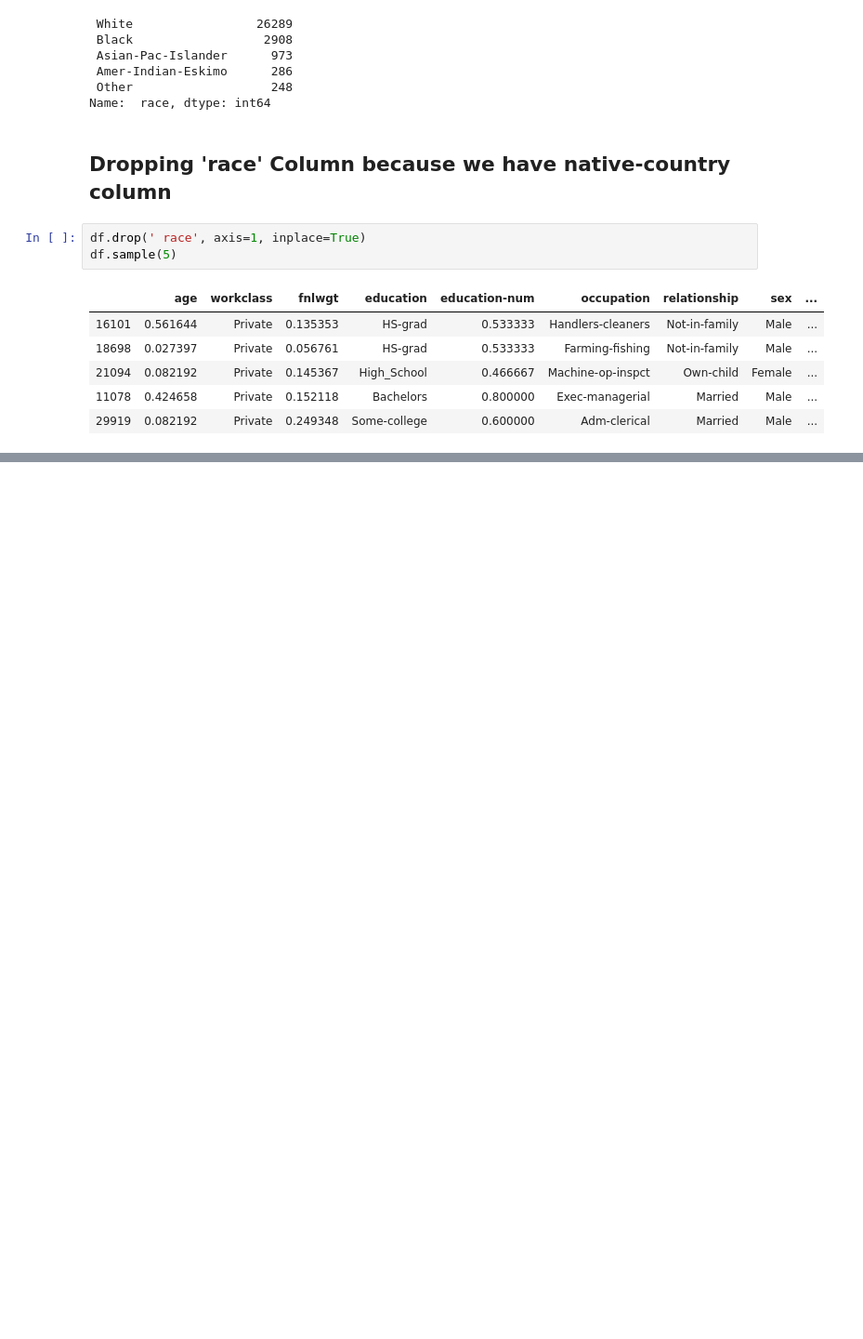
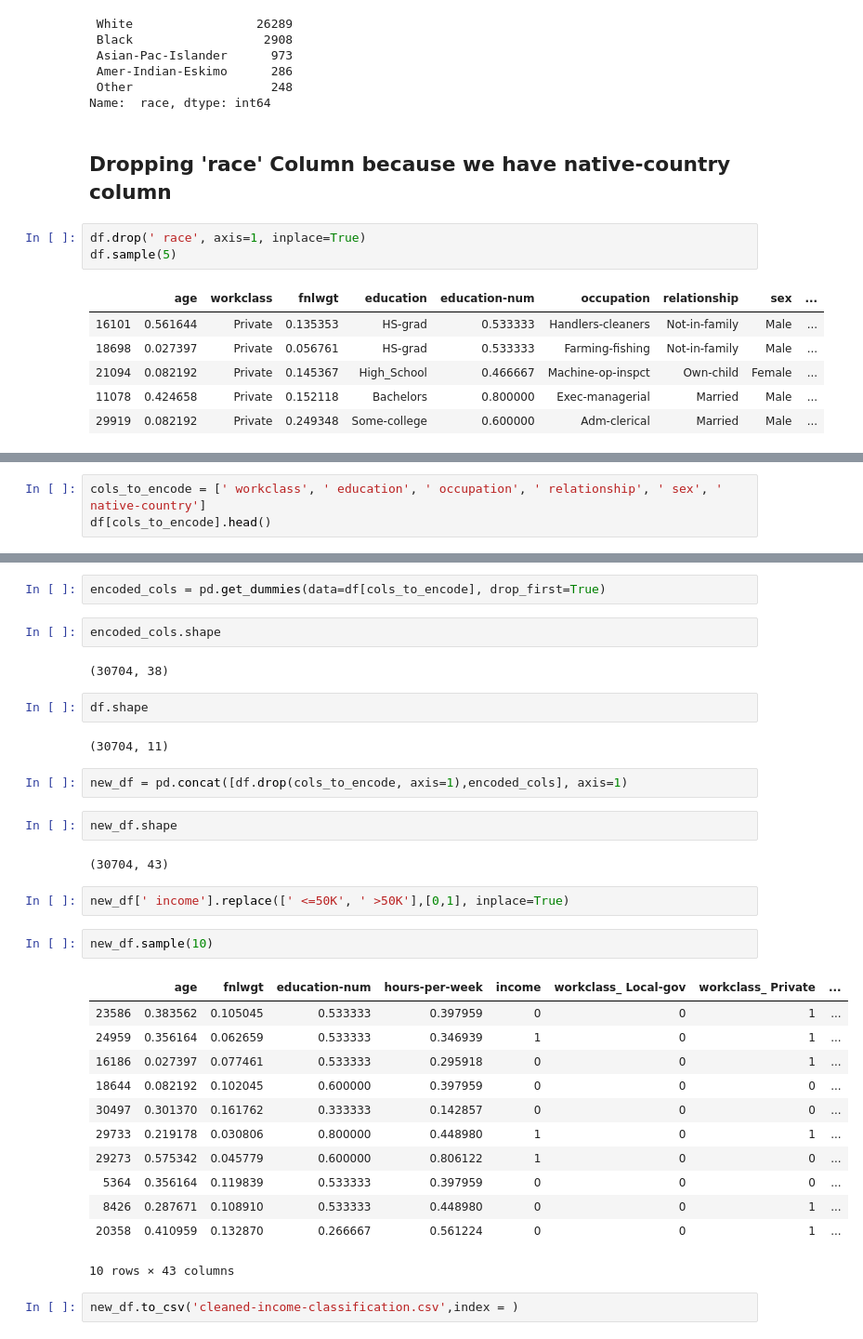
Before and after one commit to NaNdalal-dev/income-classification, a Jupyter notebook: Income-classification.ipynb, the cells around one changed output, grey strips where cells are left out. Shown at 93% size. Saved outputs shown, nothing was run; the diff lists cells and outputs as text; blank space fills up the shorter version.

Commit message:
Data Cleaned

```diff
--- a/Income-classification.ipynb
+++ b/Income-classification.ipynb
@@ -457,0 +526,3 @@ df.sample(5)
+# %%
+cols_to_encode = [' workclass', ' education', ' occupation', ' relationship', ' sex', ' native-country']
+df[cols_to_encode].head()
@@ -457,0 +578,35 @@ df.sample(5)
+# %%
+encoded_cols = pd.get_dummies(data=df[cols_to_encode], drop_first=True)
+# %%
+encoded_cols.shape
+# %% [output]
+(30704, 38)
+# %%
+df.shape
+# %% [output]
+(30704, 11)
+# %%
+new_df = pd.concat([df.drop(cols_to_encode, axis=1),encoded_cols], axis=1)
+# %%
+new_df.shape
+# %% [output]
+(30704, 43)
+# %%
+new_df[' income'].replace([' <=50K', ' >50K'],[0,1], inplace=True)
+# %%
+new_df.sample(10)
+# %% [output]
+|  | age | fnlwgt | education-num | hours-per-week | income | workclass_ Local-gov | workclass_ Private | ... |
+| 23586 | 0.383562 | 0.105045 | 0.533333 | 0.397959 | 0 | 0 | 1 | ... |
+| 24959 | 0.356164 | 0.062659 | 0.533333 | 0.346939 | 1 | 0 | 1 | ... |
+| 16186 | 0.027397 | 0.077461 | 0.533333 | 0.295918 | 0 | 0 | 1 | ... |
+| 18644 | 0.082192 | 0.102045 | 0.600000 | 0.397959 | 0 | 0 | 0 | ... |
+| 30497 | 0.301370 | 0.161762 | 0.333333 | 0.142857 | 0 | 0 | 0 | ... |
+| 29733 | 0.219178 | 0.030806 | 0.800000 | 0.448980 | 1 | 0 | 1 | ... |
+| 29273 | 0.575342 | 0.045779 | 0.600000 | 0.806122 | 1 | 0 | 0 | ... |
+| 5364 | 0.356164 | 0.119839 | 0.533333 | 0.397959 | 0 | 0 | 0 | ... |
+| 8426 | 0.287671 | 0.108910 | 0.533333 | 0.448980 | 0 | 0 | 1 | ... |
+| 20358 | 0.410959 | 0.132870 | 0.266667 | 0.561224 | 0 | 0 | 1 | ... |
+10 rows × 43 columns
+# %%
+new_df.to_csv('cleaned-income-classification.csv',index = )
```
Also changed, not shown: parts of 11 cells of this notebook.
